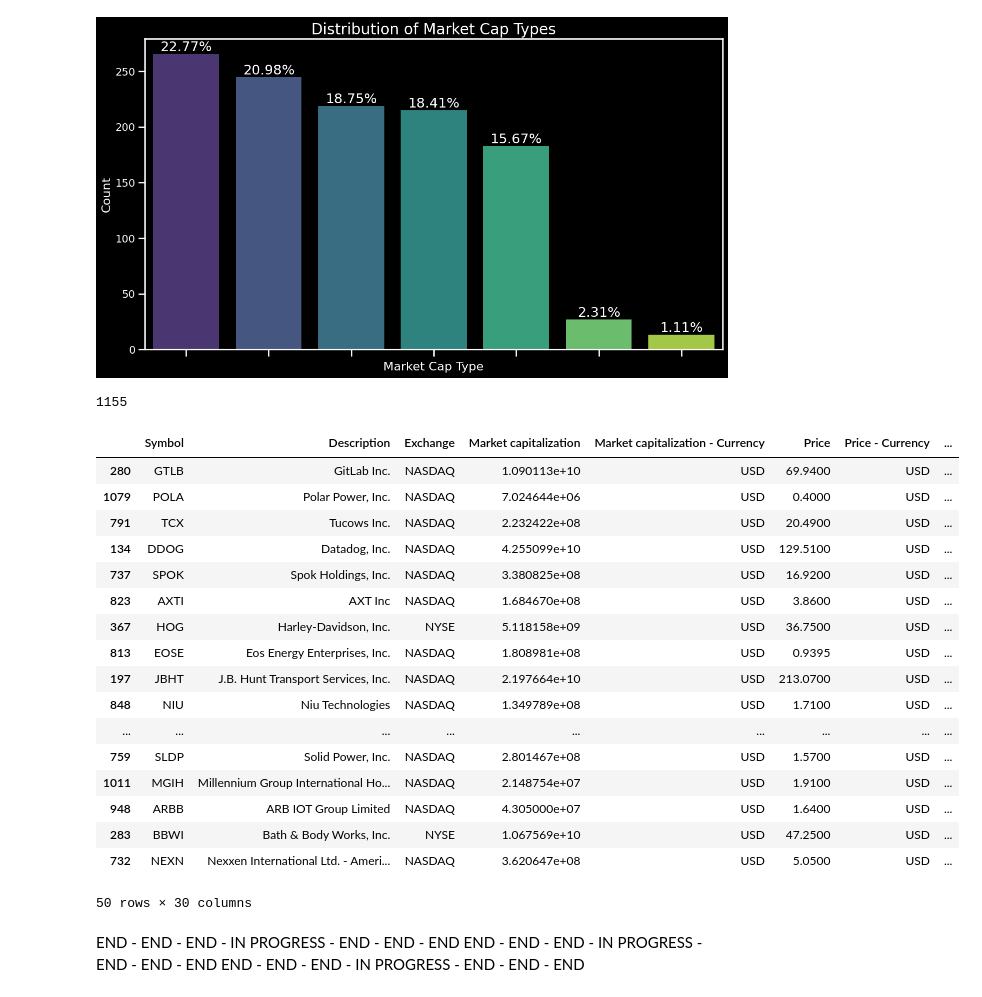
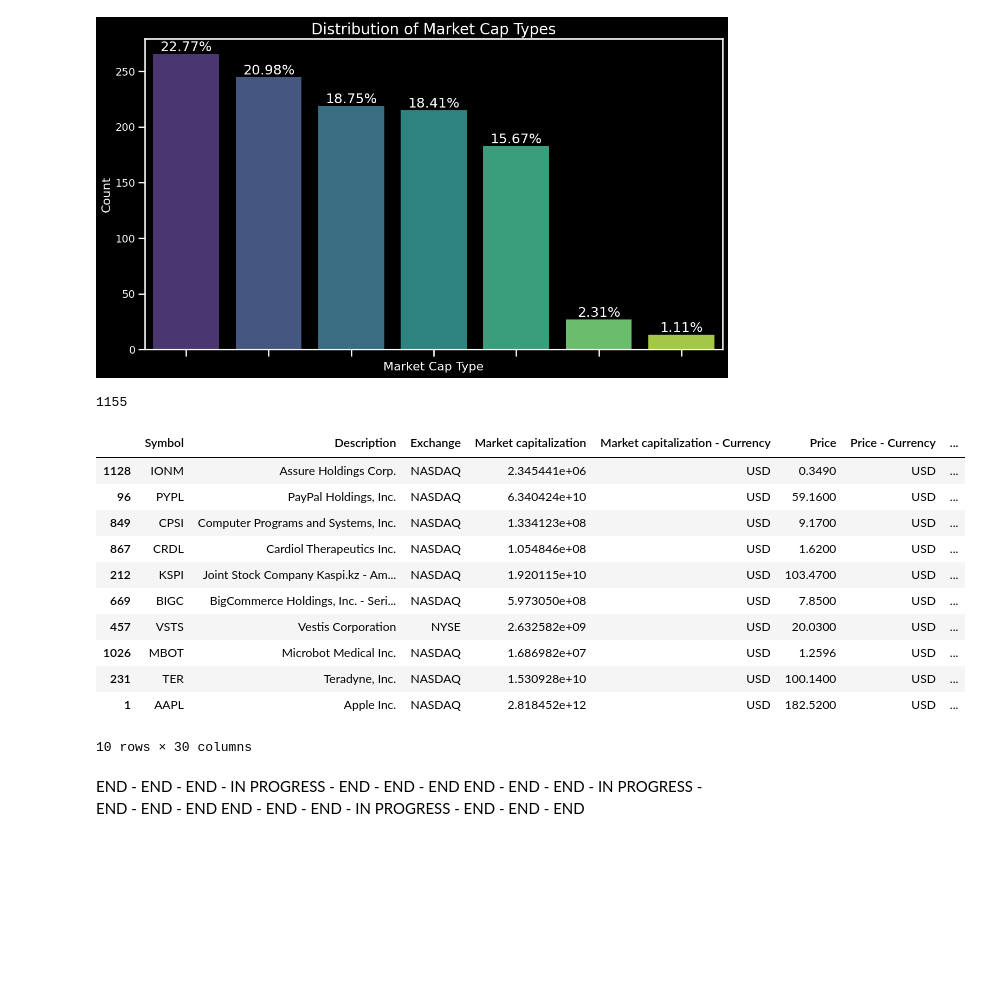
Before and after one commit to sudz4/dark-trader, a Jupyter notebook: stock_screener_TV.ipynb, the cells around one changed output. Drawn from its saved outputs; the diff is of its cells as text; code cells hidden in the pictures; blank space fills up the shorter version.

```diff
--- a/stock_screener_TV.ipynb
+++ b/stock_screener_TV.ipynb
@@ -170,28 +170,22 @@ plt.show()
 # %%
 # print length of df
 print(len(tv_df.index))
 # print sample head
-tv_df.sample(50)
+tv_df.sample(10)
 # %% [output]
 1155
 |  | Symbol | Description | Exchange | Market capitalization | Market capitalization - Currency | Price | Price - Currency | ... |
-| 280 | GTLB | GitLab Inc. | NASDAQ | 1.090113e+10 | USD | 69.9400 | USD | ... |
-| 1079 | POLA | Polar Power, Inc. | NASDAQ | 7.024644e+06 | USD | 0.4000 | USD | ... |
-| 791 | TCX | Tucows Inc. | NASDAQ | 2.232422e+08 | USD | 20.4900 | USD | ... |
-| 134 | DDOG | Datadog, Inc. | NASDAQ | 4.255099e+10 | USD | 129.5100 | USD | ... |
-| 737 | SPOK | Spok Holdings, Inc. | NASDAQ | 3.380825e+08 | USD | 16.9200 | USD | ... |
-| 823 | AXTI | AXT Inc | NASDAQ | 1.684670e+08 | USD | 3.8600 | USD | ... |
-| 367 | HOG | Harley-Davidson, Inc. | NYSE | 5.118158e+09 | USD | 36.7500 | USD | ... |
-| 813 | EOSE | Eos Energy Enterprises, Inc. | NASDAQ | 1.808981e+08 | USD | 0.9395 | USD | ... |
-| 197 | JBHT | J.B. Hunt Transport Services, Inc. | NASDAQ | 2.197664e+10 | USD | 213.0700 | USD | ... |
-| 848 | NIU | Niu Technologies | NASDAQ | 1.349789e+08 | USD | 1.7100 | USD | ... |
-| ... | ... | ... | ... | ... | ... | ... | ... | ... |
-| 759 | SLDP | Solid Power, Inc. | NASDAQ | 2.801467e+08 | USD | 1.5700 | USD | ... |
-| 1011 | MGIH | Millennium Group International Ho... | NASDAQ | 2.148754e+07 | USD | 1.9100 | USD | ... |
-| 948 | ARBB | ARB IOT Group Limited | NASDAQ | 4.305000e+07 | USD | 1.6400 | USD | ... |
-| 283 | BBWI | Bath & Body Works, Inc. | NYSE | 1.067569e+10 | USD | 47.2500 | USD | ... |
-| 732 | NEXN | Nexxen International Ltd. - Ameri... | NASDAQ | 3.620647e+08 | USD | 5.0500 | USD | ... |
+| 1128 | IONM | Assure Holdings Corp. | NASDAQ | 2.345441e+06 | USD | 0.3490 | USD | ... |
+| 96 | PYPL | PayPal Holdings, Inc. | NASDAQ | 6.340424e+10 | USD | 59.1600 | USD | ... |
+| 849 | CPSI | Computer Programs and Systems, Inc. | NASDAQ | 1.334123e+08 | USD | 9.1700 | USD | ... |
+| 867 | CRDL | Cardiol Therapeutics Inc. | NASDAQ | 1.054846e+08 | USD | 1.6200 | USD | ... |
+| 212 | KSPI | Joint Stock Company Kaspi.kz - Am... | NASDAQ | 1.920115e+10 | USD | 103.4700 | USD | ... |
+| 669 | BIGC | BigCommerce Holdings, Inc. - Seri... | NASDAQ | 5.973050e+08 | USD | 7.8500 | USD | ... |
+| 457 | VSTS | Vestis Corporation | NYSE | 2.632582e+09 | USD | 20.0300 | USD | ... |
+| 1026 | MBOT | Microbot Medical Inc. | NASDAQ | 1.686982e+07 | USD | 1.2596 | USD | ... |
+| 231 | TER | Teradyne, Inc. | NASDAQ | 1.530928e+10 | USD | 100.1400 | USD | ... |
+| 1 | AAPL | Apple Inc. | NASDAQ | 2.818452e+12 | USD | 182.5200 | USD | ... |
-50 rows × 30 columns
+10 rows × 30 columns
 # %% [markdown]
 END - END - END - IN PROGRESS - END - END - END END - END - END - IN PROGRESS - END - END - END END - END - END - IN PROGRESS - END - END - END
 # %%
```
